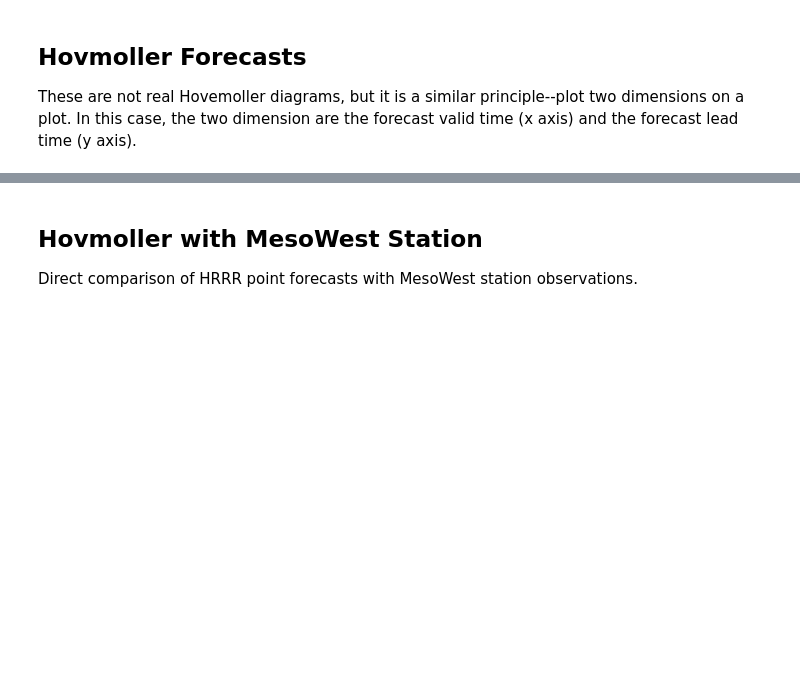
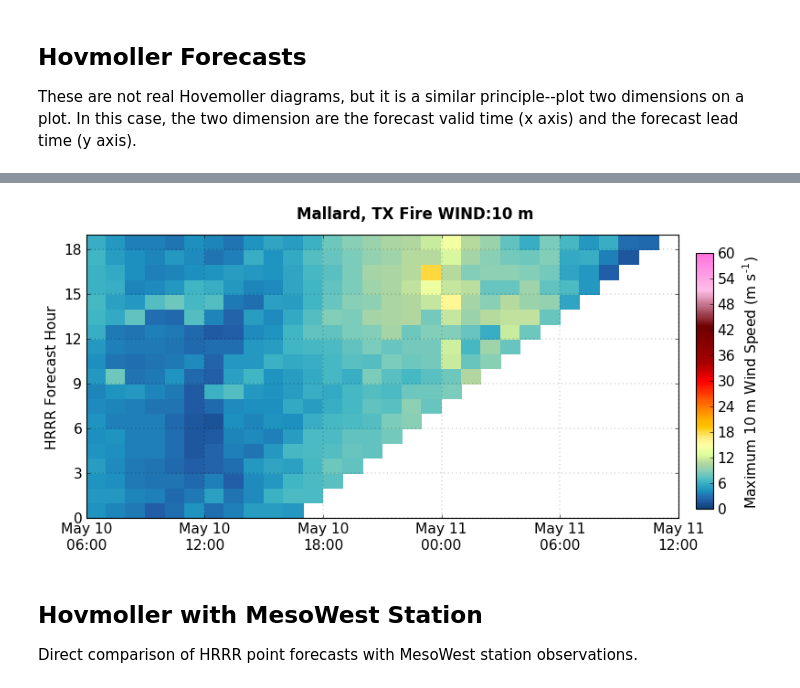
Before and after one commit to blaylockbk/pyBKB_v2, a Jupyter notebook: demos/plot_HRRR_point_forecast.ipynb, the cells around one changed output, grey strips where cells are left out. Saved outputs shown, nothing was run; the diff lists cells and outputs as text; code cells hidden in the pictures; blank space fills up the shorter version.

```diff
--- a/demos/plot_HRRR_point_forecast.ipynb
+++ b/demos/plot_HRRR_point_forecast.ipynb
@@ -46,7 +52,8 @@ elif var == 'GUST:surface':
     MWvar = 'wind_gust'
 # %%
 # Get the hovemoller data
-hovmoller = get_hrrr_hovmoller(sDATE, eDATE, LD,
-                               variable=var,
-                               area_stats=False)
+hovmoller = LocDic_hrrr_hovmoller(sDATE, eDATE, LD,
+                                  variable=var,
+                                  area_stats=False,
+                                  verbose=False)
 # %% [output]
@@ -126,3 +97,50 @@ ax1.xaxis.set_major_formatter(dateFmt)
+# %%
+fig = plt.figure(1)
+ax1 = plt.subplot(111)
+plt.suptitle('%s %s' % (STID, var))
+
+# Mask nan values if HRRR hasn't run yet or variable didn't load.
+hovCenter = hovmoller[STID]
+hovCenter = np.ma.array(hovCenter)
+hovCenter[np.isnan(hovCenter)] = np.ma.masked
+
+# HRRR Hovmoller Plot
+hv = ax1.pcolormesh(hovmoller['valid_1d+'],
+                    hovmoller['fxx_1d+'],
+                    hovCenter,
+                    cmap=cm_wind(),
+                    vmax=60, vmin=0)
+
+if MesoWest:
+    ax1.set_xlim(hovmoller['valid_1d+'][0], hovmoller['valid_1d+'][-1])
+    ax1.set_ylim(0, 19)
+    ax1.set_yticks(range(0, 19, 3))
+    ax1.axes.xaxis.set_ticklabels([])
+    ax1.set_ylabel('HRRR Forecast Hour')
+
+    ax1.grid()
+
+fig.subplots_adjust(hspace=0, right=0.8)
+
+ax1.set_xlim(hovmoller['valid_1d+'][0], hovmoller['valid_1d+'][-1])
+ax1.set_ylim(0, 19)
+ax1.set_yticks(range(0, 19, 3))
+ax1.axes.xaxis.set_ticklabels([])
+ax1.set_ylabel('HRRR Forecast Hour')
+
+ax1.grid()
+
+cbar_ax = fig.add_axes([0.82, 0.15, 0.02, 0.7])
+cb = fig.colorbar(hv, cax=cbar_ax)
+cb.ax.set_ylabel(label)
+
+ax1.xaxis.set_major_locator(HourLocator(byhour=range(0,24,6)))
+dateFmt = DateFormatter('%b %d\n%H:%M')
+ax1.xaxis.set_major_formatter(dateFmt)
+
+plt.savefig('/uufs/chpc.utah.edu/common/home/u0553130/public_html/temp/Hovemoler.png')
+# %% [output]
+[figure, added]
 # %% [markdown]
 ## Hovmoller with MesoWest Station
 Direct comparison of HRRR point forecasts with MesoWest station observations.
```
Also changed, not shown: parts of 4 cells of this notebook, 1 other file.
